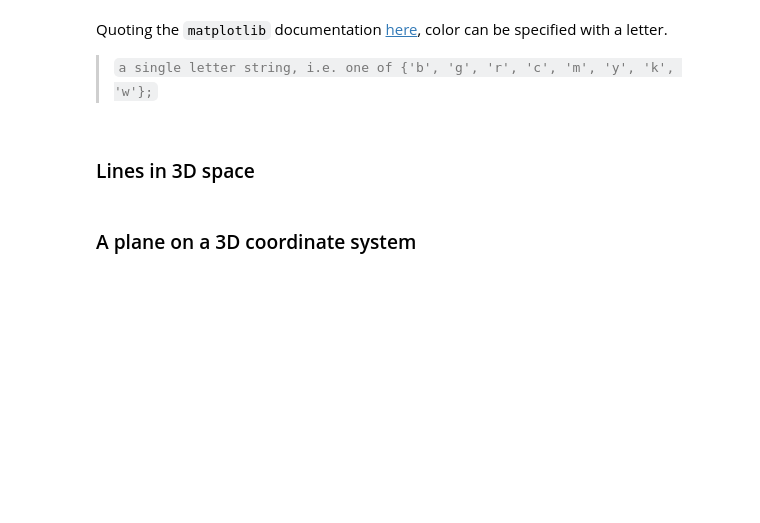
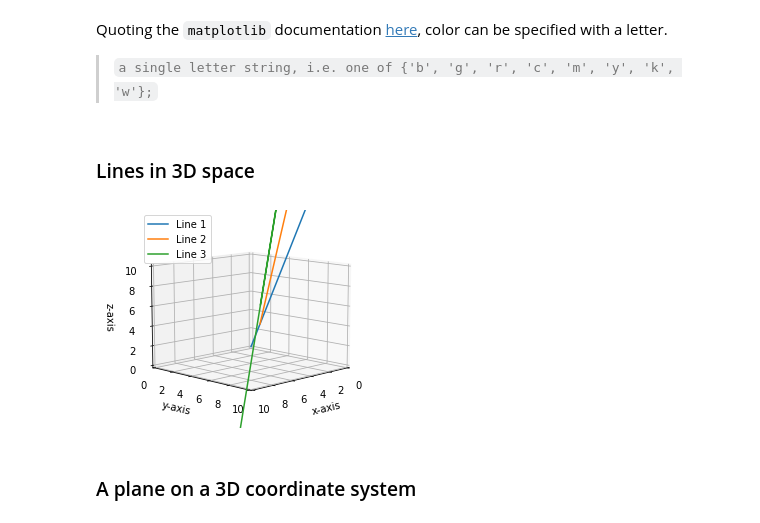
Before and after one commit to thundergolfer/modelling_change, a Jupyter notebook: 01_Plotting.ipynb, the cells around one changed output. Drawn from its saved outputs; the diff is of its cells as text; code cells hidden in the pictures; blank space fills up the shorter version.

Commit message:
save 01_Plotting

```diff
--- a/01_Plotting.ipynb
+++ b/01_Plotting.ipynb
@@ -325,34 +325,36 @@ ax.plot(x1,y1,z1, label='Line 1')
 
 # Second line of data
 x2 = 4*np.linspace(0,10) + 1
 y2 = 5*np.linspace(0,10) + 2
 z2 = 6*np.linspace(0,10) + 3
 ax.plot(x2,y2,z2, label='Line 2')
 
 # Third line of data
 x3 = 7*np.linspace(0,10) + 4
 y3 = 8*np.linspace(0,10) + 5
 z3 = 9*np.linspace(0,10) + 6
 ax.plot(x3,y3,z3, label='Line 3')
 
 # Specify axis limits
 ax.set_xlim3d(0, 10)
 ax.set_ylim3d(0,10)
 ax.set_zlim3d(0,10)
 
 # Label the axes
 ax.set_xlabel('x-axis')
 ax.set_ylabel('y-axis')
 ax.set_zlabel('z-axis')
 
 # Specify viewing orientation
-ax.view_init(5, 20.0)           # (Φ, θ)
+ax.view_init(10, 45.0)           # (Φ, θ)
 
 # Get a legend showing, displaying the labels.
 plt.legend()
 
 # Display the result
 plt.show()
+# %% [output]
+[figure, added]
 # %% [markdown]
 ### A plane on a 3D coordinate system
 # %%
```
Also changed, not shown: parts of 4 cells of this notebook.
